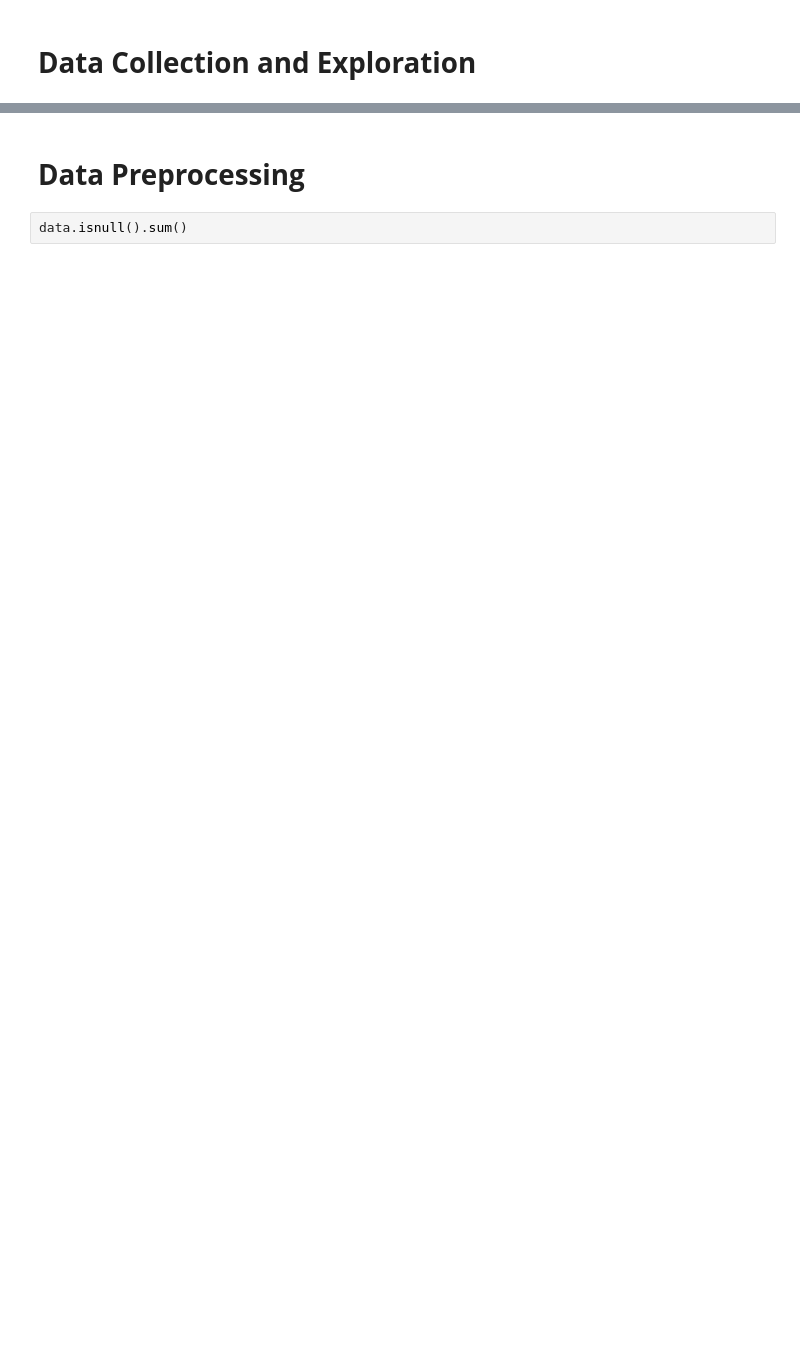
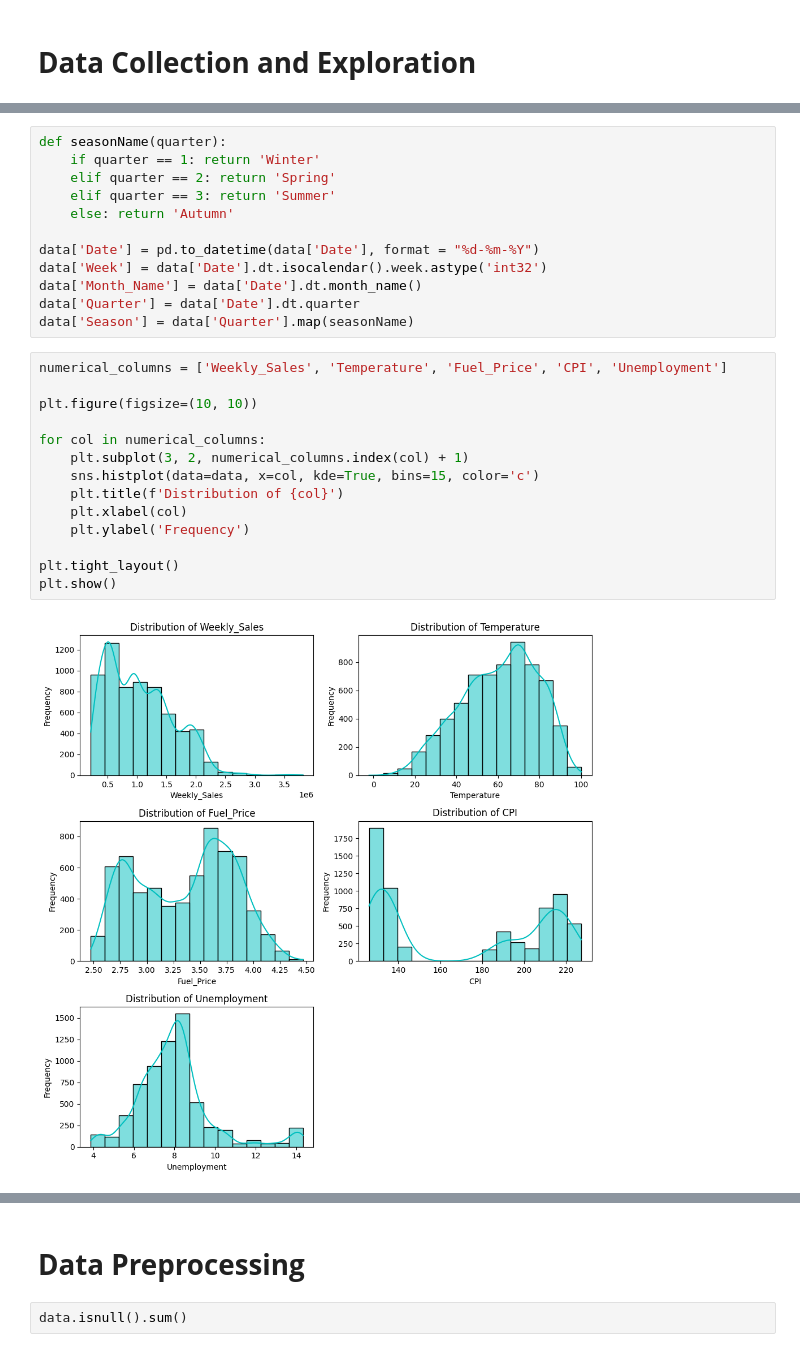
Before and after one commit to rydzze/Regression-Decision-Tree-on-Walmart-Dataset, a Jupyter notebook: regression-decision-tree.ipynb, the cells around one changed output, grey strips where cells are left out. Saved outputs shown, nothing was run; the diff lists cells and outputs as text; blank space fills up the shorter version.

Commit message:
add data storytelling

```diff
--- a/regression-decision-tree.ipynb
+++ b/regression-decision-tree.ipynb
@@ -27,0 +74,28 @@ data = pd.read_csv("/kaggle/input/walmart-dataset/Walmart.csv")
+# %%
+def seasonName(quarter):
+    if quarter == 1: return 'Winter'
+    elif quarter == 2: return 'Spring'
+    elif quarter == 3: return 'Summer'
+    else: return 'Autumn'
+
+data['Date'] = pd.to_datetime(data['Date'], format = "%d-%m-%Y")
+data['Week'] = data['Date'].dt.isocalendar().week.astype('int32')
+data['Month_Name'] = data['Date'].dt.month_name()
+data['Quarter'] = data['Date'].dt.quarter
+data['Season'] = data['Quarter'].map(seasonName)
+# %%
+numerical_columns = ['Weekly_Sales', 'Temperature', 'Fuel_Price', 'CPI', 'Unemployment']
+
+plt.figure(figsize=(10, 10))
+
+for col in numerical_columns:
+    plt.subplot(3, 2, numerical_columns.index(col) + 1)
+    sns.histplot(data=data, x=col, kde=True, bins=15, color='c')
+    plt.title(f'Distribution of {col}')
+    plt.xlabel(col)
+    plt.ylabel('Frequency')
+
+plt.tight_layout()
+plt.show()
+# %% [output]
+[figure, added]
```
Also changed, not shown: parts of 18 cells of this notebook.
